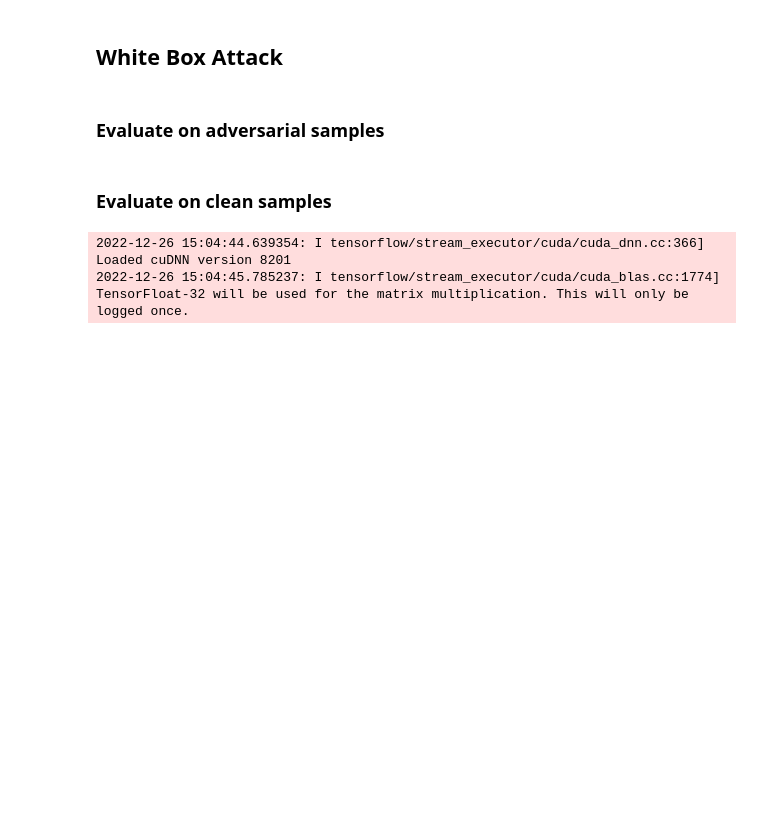
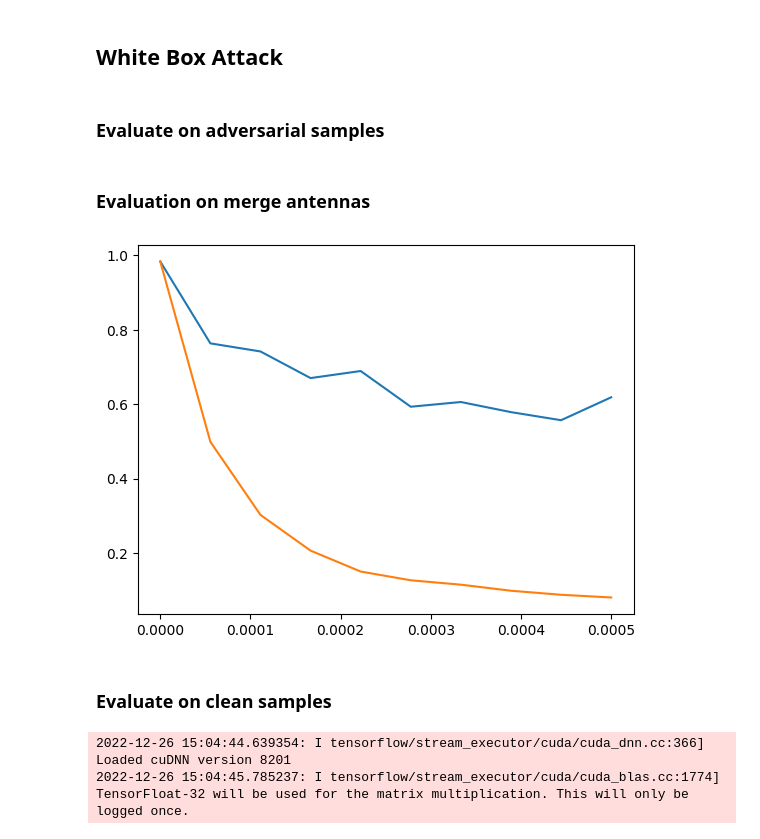
Before and after one commit to Guolin-Yin/Attack_WiFi_Sensing, a Jupyter notebook: adversarial_training_test.ipynb, the cells around one changed output. Saved outputs shown, nothing was run; the diff lists cells and outputs as text; code cells hidden in the pictures; blank space fills up the shorter version.

```diff
--- a/adversarial_training_test.ipynb
+++ b/adversarial_training_test.ipynb
@@ -106,22 +106,8 @@ for test_list in os.listdir('SavedModel/Adversarial_robust_model'):
 # %% [markdown]
 ### Evaluate on adversarial samples
 # %%
-# model_path_list = os.listdir('SavedModel/Adversarial_robust_model')
-# model_path_list = []
-# for path in os.listdir('SavedModel/Adversarial_robust_model'):
-#     if 'L_inf' in path:
-#         continue
-#     model_path_list.append(path)
-# model_path_dict = {}
-# for path in model_path_list:
-#     adv_training_method,psr,model_name,n_iters = extract_info(path)
-#     model_path_dict[f'{model_name}_{adv_training_method}_{n_iters}_{psr}'] = path
-# mat_path = 'resultsMat/adversarial_trainin_alex_resnet.mat'
-# psr_all = [ 0.0, 6.250e-05, 1.250e-04, 1.875e-04 ,2.500e-04 ,3.125e-04 ,3.750e-04, 4.375e-04, 5.000e-04, 1.000e-03 ,1.500e-03 ,3.000e-03, 4.000e-03, 5.000e-03]
 mat_path = 'resultsMat/adversarial_trainin_alex_resnet_fineG_5e6to5e2.mat'
 psr_all = np.exp(np.linspace(np.log(5e-6),np.log(50e-3),100))
-# mat_path = 'resultsMat/adversarial_trainin_alex_resnet_fineG_5e6to5e2_linear.mat'
-# psr_all = np.linspace(0.005e-3,50e-3,100)
 if os.path.exists(mat_path):
     print('mat file exist')
     acc_all_adv = loadmat(mat_path,squeeze_me=True)
@@ -155,7 +141,11 @@ for ATK in ['fgsm','pgd_4','pgd_8','pgd_10','pgd_16','noise']:
         model = net.buildModel( choice = config.DNN_name)
         model.load_weights(os.path.join('SavedModel/Adversarial_robust_model',model_path))
         for psr_current in psr_all:
-            test_acc = test_loop(config,psr_current,model,test_dataset,ATK_method,n_iter = iter)
+            test_acc = test_loop(config,
+                                 psr_current,
+                                 model,
+                                 test_dataset,
+                                 ATK_method,n_iter = iter)
             acc_buf.append( test_acc )
         print(f'Adversarial training model: {model_name} method: {adv_training_method} iters: {train_iters} psr: {psr} defense against {ATK_method} {iter} \n', )
 
@@ -164,6 +154,40 @@ for ATK in ['fgsm','pgd_4','pgd_8','pgd_10','pgd_16','noise']:
                             out_key: np.asarray(acc_buf)
                             })
     savemat(mat_path,acc_all_adv)
+# %% [markdown]
+### Evaluation on merge antennas
+# %%
+net = AlexNetTF( config )
+model = net.buildModel( choice = 'defult')
+model.load_weights(os.path.join('SavedModel/Adversarial_robust_model','Surrogate_model_lab.h5'))
+# model.load_weights("/media/b218/HOME/Code_ds/OneShotGestureRecognition/a1.h5")
+# from tensorflow.keras import backend as K
+# model = tf.keras.models.load_model("/media/b218/HOME/Code_ds/OneShotGestureRecognition/a1.h5")
+psr_all = np.linspace(0,5e-4,10)
+acc_buf_1,acc_buf_2 = [],[]
+for psr_current in psr_all:
+    test_acc_1 = test_loop(config,
+                        psr_current,
+                        model,
+                        test_dataset,
+                        'pgd',n_iter = 4,
+                        ant_flag = True)
+    test_acc_2 = test_loop(config,
+                        psr_current,
+                        model,
+                        test_dataset,
+                        'pgd',n_iter = 4,
+                        ant_flag = False)
+    acc_buf_1.append( test_acc_1.numpy() )
+    acc_buf_2.append( test_acc_2.numpy() )
+import matplotlib.pyplot as plt
+plt.plot(psr_all,acc_buf_1,label = 'Before merge')
+plt.plot(psr_all,acc_buf_2,label = 'After merge')
+plt.show()
+# print('Before merge:',acc_buf_1)
+# print('After merge:',acc_buf_2)
+# %% [output]
+[figure, added]
 # %% [markdown]
 ### Evaluate on clean samples
 # %%
```
Also changed, not shown: 6 other files.
